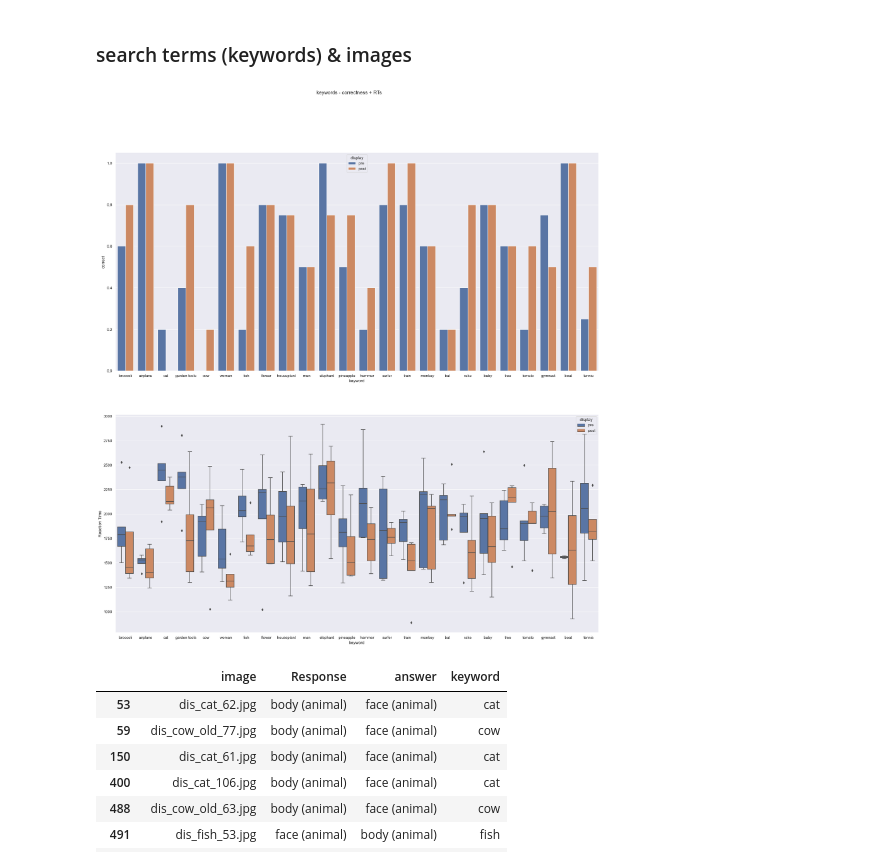
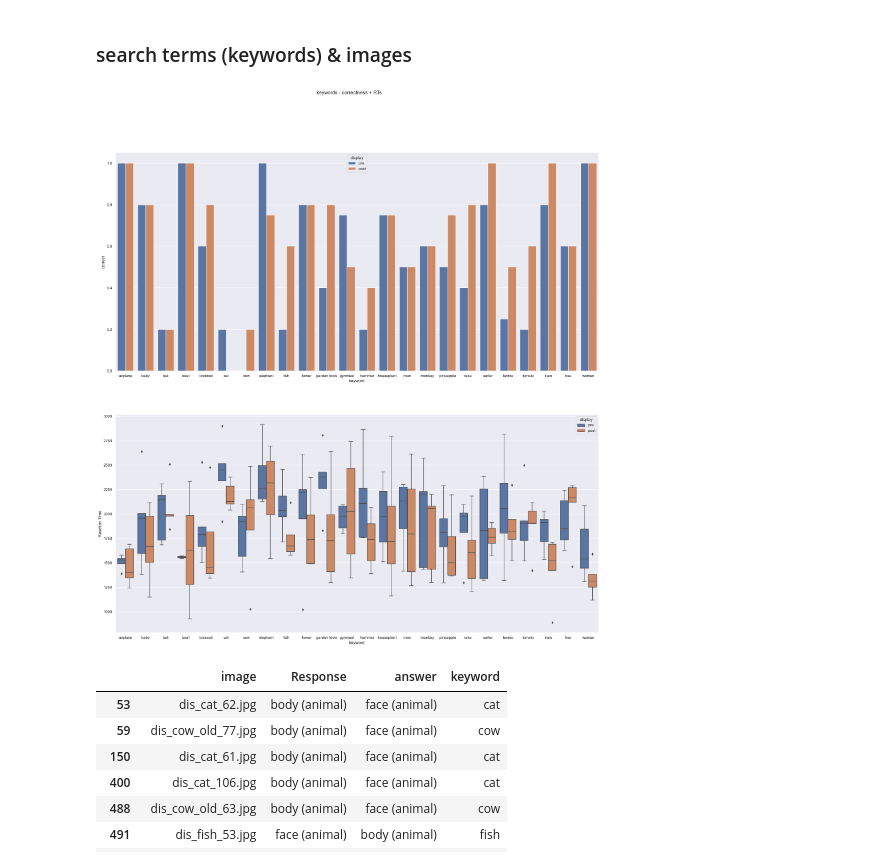
Before and after one commit to marek1n/mooney-pilot, a Jupyter notebook: analysis/pilot-mj/analysis.ipynb, the cells around one changed output. Cells and saved outputs as stored; diff of their text form; code cells hidden in the pictures.

Commit message:
keyword plots; cosmetic

```diff
--- a/analysis/pilot-mj/analysis.ipynb
+++ b/analysis/pilot-mj/analysis.ipynb
@@ -15,10 +15,9 @@ df = (df_raw
         .drop(df_raw[df_raw["Zone Name"] == "timer"].index) # drop timer info
         .drop(df_raw[~df_raw["Screen Name"].isin(["Mooney", "grayscale"])].index) # keep trial screens only
         .assign(correct=lambda x: x.apply(lambda y: 1 if y['answer'] == y['Response'] else 0, axis=1))
-        .assign(keyword=lambda x: x["image"]
-                                        .apply(lambda s: s.split("_")[1]
-                                                            if (s.split("_")[0] == "dis")
-                                                            else s.split("_")[0]))
+        .assign(keyword=lambda x: x["image"].apply(lambda s: s.split("_")[1]
+                                                                if (s.split("_")[0] == "dis")
+                                                                else s.split("_")[0]))
     )
 
 # df.head()
@@ -37,6 +36,7 @@ df.describe()
 # global vars, plotting functions
 
 CATEGORIES = sorted(df["answer"].unique())
+KEYWORDS = sorted(df["keyword"].unique())
 
 def plot_categories(df, title, cats=CATEGORIES, group=False):
     fig, (ax1, ax2) = plt.subplots(nrows=1, ncols=2, figsize=(25,8))
@@ -45,10 +45,10 @@ def plot_categories(df, title, cats=CATEGORIES, group=False):
     fig.suptitle(title)
 
 
-def plot_keywords(df, title, group=False):
+def plot_keywords(df, title, words=KEYWORDS, group=False):
     fig, (ax1, ax2) = plt.subplots(nrows=2, ncols=1, figsize=(25,25))
-    sns.barplot(x='keyword', y='correct', data=df, errorbar=None, ax=ax1, hue='display' if group else None)
-    sns.boxplot(x='keyword', y='Reaction Time', data=df, ax=ax2, hue='display' if group else None)
+    sns.barplot(x='keyword', y='correct', data=df, errorbar=None, ax=ax1, order=words, hue='display' if group else None)
+    sns.boxplot(x='keyword', y='Reaction Time', data=df, ax=ax2, order=words, hue='display' if group else None)
     fig.suptitle(title)
 # %%
 # check if all images were shown, drop if not
@@ -186,12 +172,11 @@ ax[0].set_yticklabels(['{:,.2%}'.format(x) for x in ax[0].get_yticks()]);
 # %%
 # PLOT for each search term (not subsearch)
 
 plot_keywords(pd.concat([df_mooney_pre, df_mooney_post]),
-                "keywords - correctness + RTs",
-                group=True
-                )
+                title="keywords - correctness + RTs",
+                group=True)
 # %% [output]
-[figure, old version]
+[figure, new version]
 # %%
 # incorrect gray -> confusing categorization
 
```
Also changed, not shown: parts of 4 cells of this notebook.
